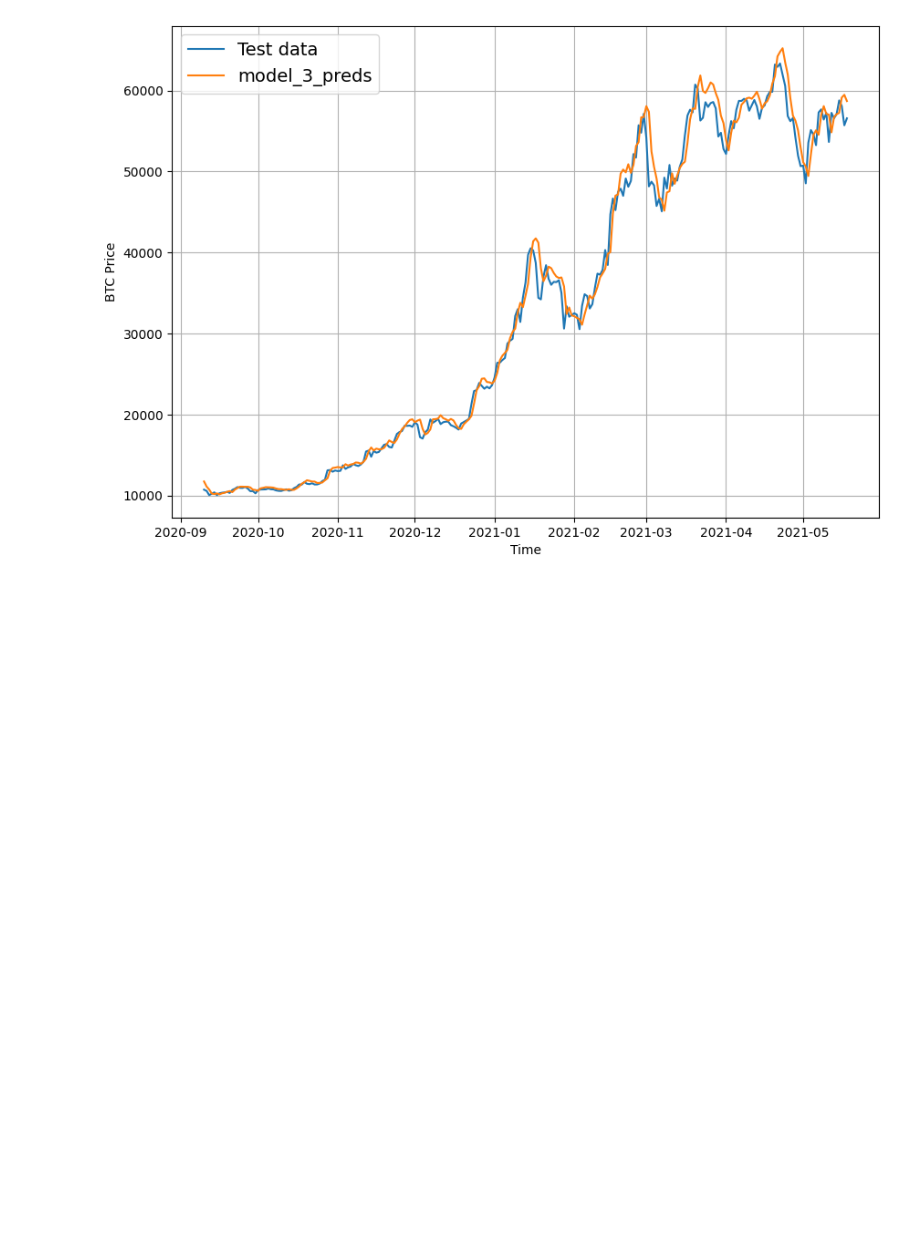
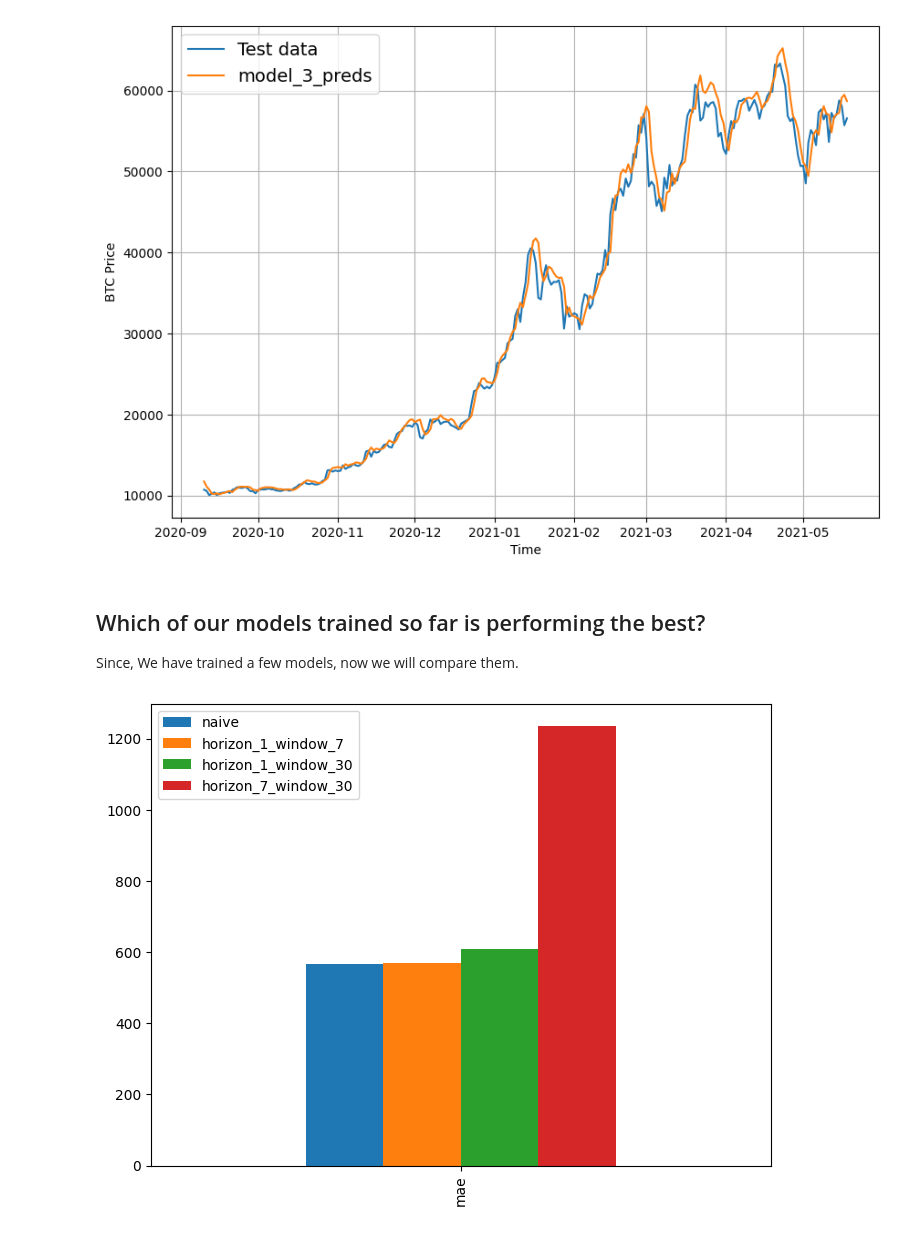
Before and after one commit to harshd23/BitForecast, a Jupyter notebook: BitForecast.ipynb, the cells around one changed output. Drawn from its saved outputs; the diff is of its cells as text; code cells hidden in the pictures; blank space fills up the shorter version.

Commit message:
Added: Comparing trained models results

```diff
--- a/BitForecast.ipynb
+++ b/BitForecast.ipynb
@@ -1099,3 +1099,14 @@ plot_time_series(timesteps=X_test[-len(test_windows):],
                  label="model_3_preds")
 # %% [output]
 [figure]
+# %% [markdown]
+## Which of our models trained so far is performing the best?
+
+Since, We have trained a few models, now we will compare them.
+# %%
+pd.DataFrame({"naive": naive_results["mae"],
+              "horizon_1_window_7": model_1_results["mae"],
+              "horizon_1_window_30": model_2_results["mae"],
+              "horizon_7_window_30": model_3_results["mae"]}, index=["mae"]).plot(figsize=(8, 6), kind="bar");
+# %% [output]
+[figure, added]
```
Also changed, not shown: parts of 1 cell of this notebook.
